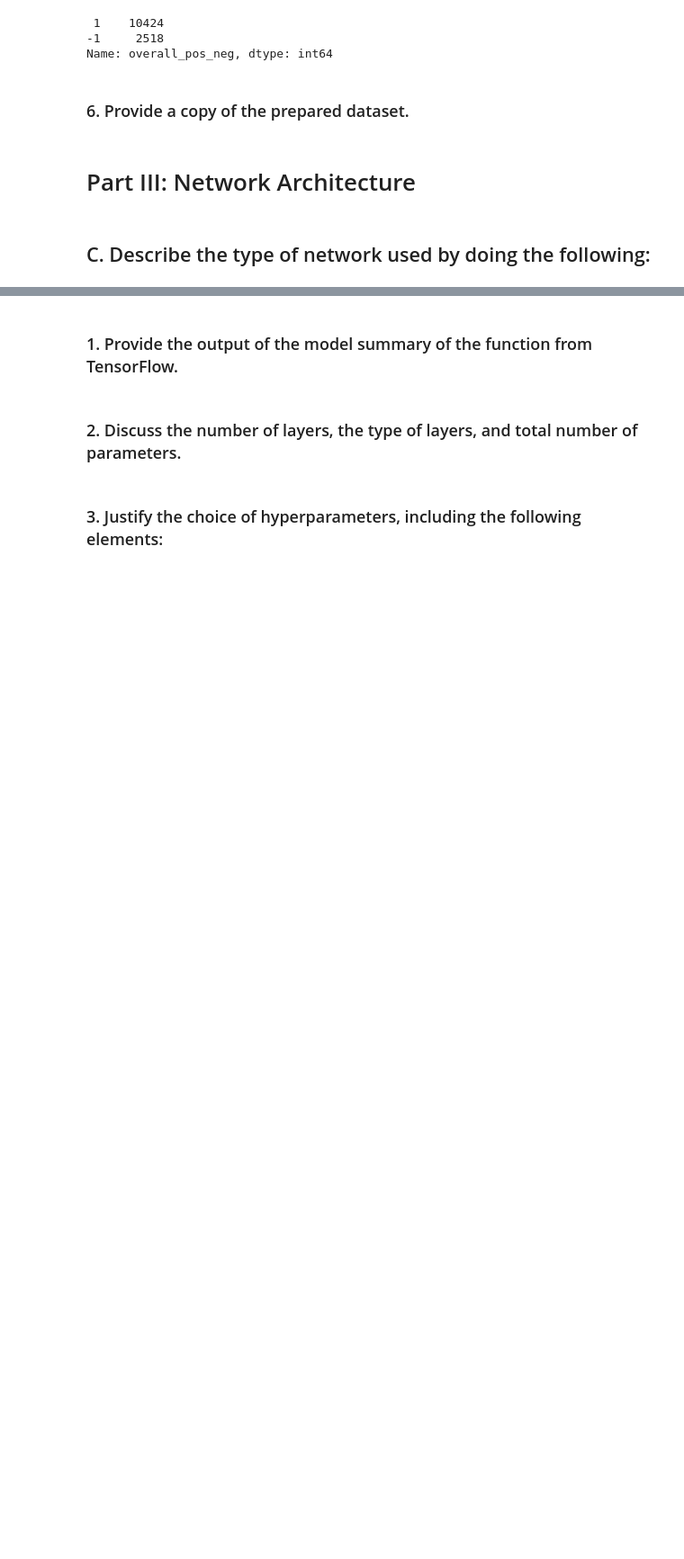
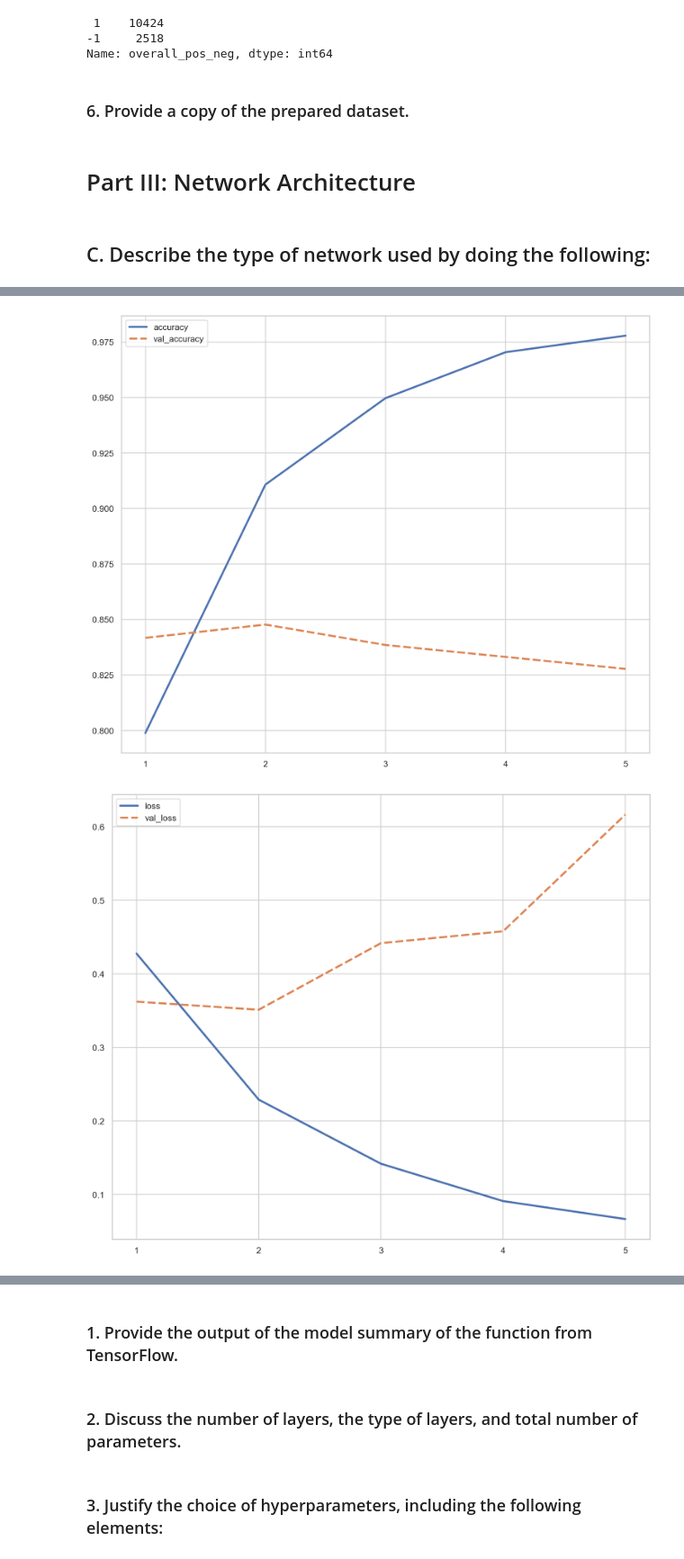
Before and after one commit to chrispaynes/OSDSC-Portfolio, a Jupyter notebook: neural_networks_sentiment_analysis/nn_sentiment_analysis.ipynb, the cells around one changed output, grey strips where cells are left out. Shown at 90% size. Saved outputs shown, nothing was run; the diff lists cells and outputs as text; code cells hidden in the pictures; blank space fills up the shorter version.

```diff
--- a/neural_networks_sentiment_analysis/nn_sentiment_analysis.ipynb
+++ b/neural_networks_sentiment_analysis/nn_sentiment_analysis.ipynb
@@ -523,0 +566,31 @@ Name: overall_pos_neg, dtype: int64
+# %%
+# BUILD THE NETWORK
+from tensorflow.keras import Sequential
+from tensorflow.keras.layers import LSTM, Dropout, Dense, Embedding
+from tensorflow.keras.callbacks import EarlyStopping
+
+# `Sequential` groups a linear stack of layers into a `tf.keras.Model`.
+model = Sequential()
+model.add(Embedding(input_dim=vocab_size, output_dim=embed_size, input_shape=(X_train.shape[1],) ))
+model.add(LSTM(units=60, activation="tanh"))
+model.add(Dense(units=1, activation="sigmoid"))
+
+# Configures the model for training.
+model.compile(optimizer="adam", loss="binary_crossentropy", metrics="accuracy")
+
+# Prints a string summary of the network.
+model.summary()
+# %%
+# Stop training when a monitored metric has stopped improving.
+# helps avoid overfitting
+# Assuming the goal of a training is to minimize the loss. With this, the
+# metric to be monitored would be `'loss'`, and mode would be `'min'`. A
+# `model.fit()` training loop will check at end of every epoch whether
+# the loss is no longer decreasing, considering the `min_delta` and
+# `patience` if applicable. Once it's found no longer decreasing,
+# `model.stop_training` is marked True and the training terminates.
+
+early_stopping_monitor = EarlyStopping(patience=2)
+
+# Trains the model for a fixed number of epochs (iterations on a dataset).
+history = model.fit(x=X_train, y=y_train, epochs=5, batch_size = 128, validation_data=(X_test, y_test))
@@ -523,0 +631,17 @@ Name: overall_pos_neg, dtype: int64
+# %%
+# PLOT TRAINING AND VALIDATION ACCURACY SCORES
+
+hist_df = pd.DataFrame(history.history)
+
+num_epochs = range(1,6)
+
+_ = sns.lineplot(hist_df[["accuracy", "val_accuracy"]])
+_ = plt.xticks(ticks=range(0,5), labels=num_epochs)
+plt.show()
+
+_ = sns.lineplot(hist_df[["loss", "val_loss"]])
+_ = plt.xticks(ticks=range(0,5), labels=num_epochs)
+plt.show()
+# %% [output]
+[figure, added]
+[figure, added]
```
Also changed, not shown: parts of 9 cells of this notebook.
